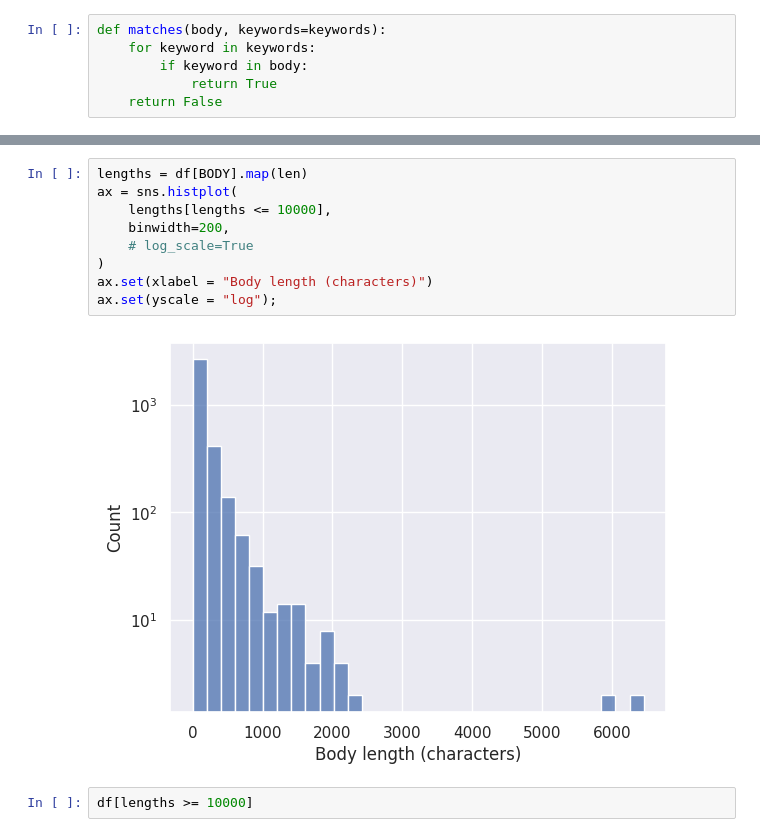
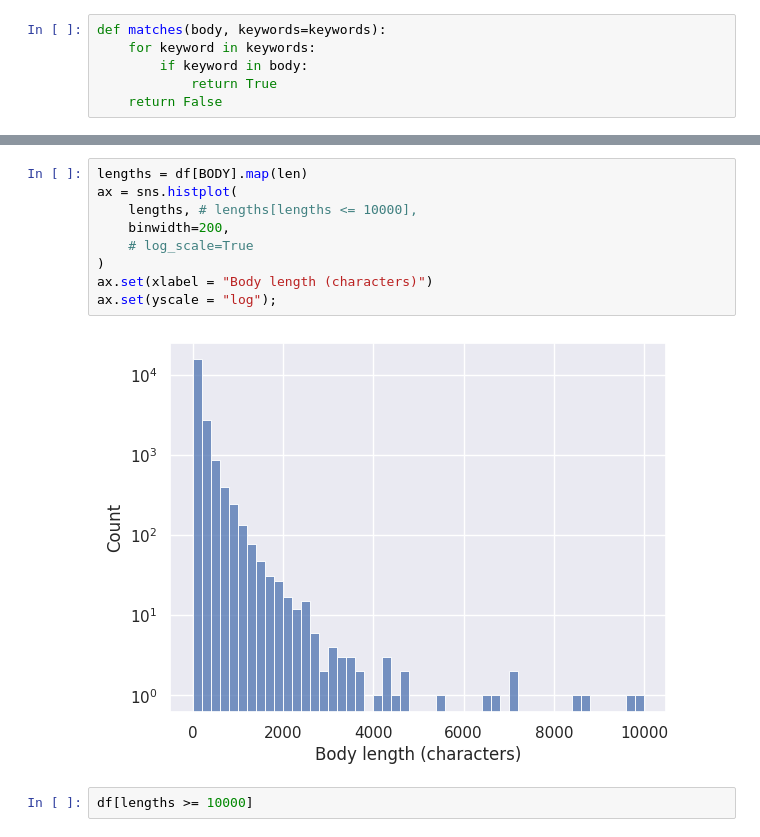
Before and after one commit to gems-cyberlang/cyberlang-learning, a Jupyter notebook: data-collection/praw-playground.ipynb, the cells around one changed output, grey strips where cells are left out. Saved outputs shown, nothing was run; the diff lists cells and outputs as text.

```diff
--- a/data-collection/praw-playground.ipynb
+++ b/data-collection/praw-playground.ipynb
@@ -198,14 +185,14 @@ matched_rows
 # %%
 lengths = df[BODY].map(len)
 ax = sns.histplot(
-    lengths[lengths <= 10000],
+    lengths, # lengths[lengths <= 10000],
     binwidth=200,
     # log_scale=True
 )
 ax.set(xlabel = "Body length (characters)")
 ax.set(yscale = "log");
 # %% [output]
-[figure, old version]
+[figure, new version]
 # %%
 df[lengths >= 10000]
 # %% [output]
```
Also changed, not shown: parts of 21 cells of this notebook.
